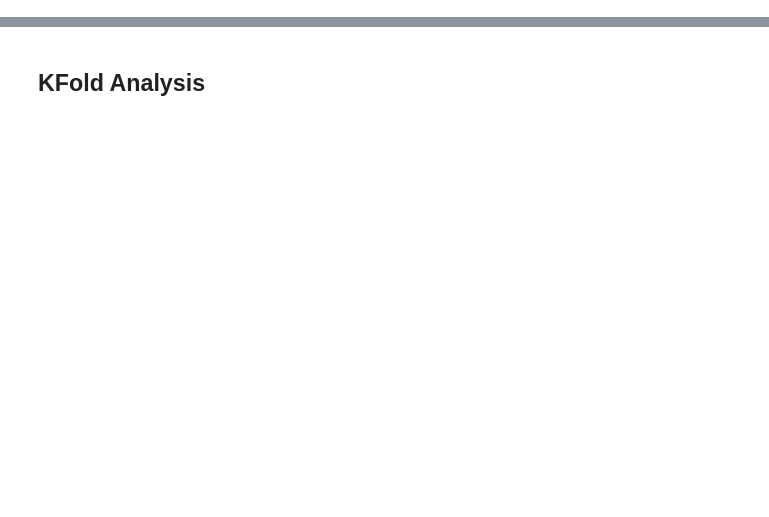
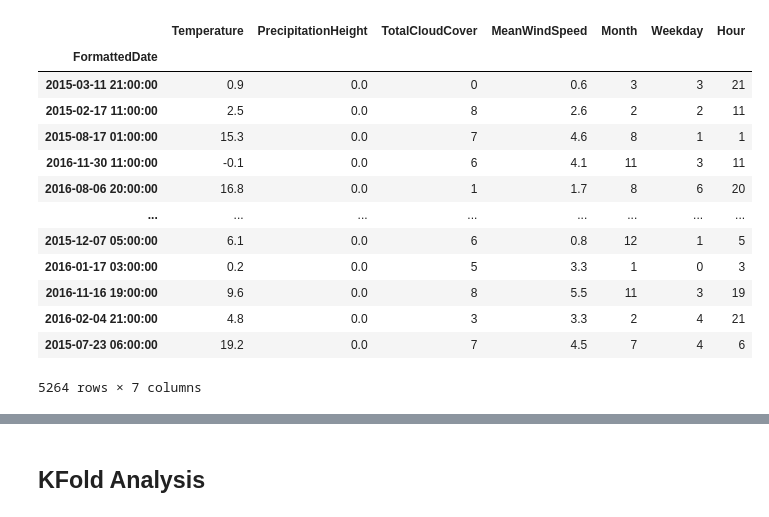
Before and after one commit to AA-Black-Mamba/Workspace, a Jupyter notebook: MultiLinearRegressionModel.ipynb, the cells around one changed output, grey strips where cells are left out. Cells and saved outputs as stored; diff of their text form; code cells hidden in the pictures; blank space fills up the shorter version.

```diff
--- a/MultiLinearRegressionModel.ipynb
+++ b/MultiLinearRegressionModel.ipynb
@@ -77,3 +78,20 @@ Predictions.head(20)
+# %%
+x_test
+# %% [output]
+|  | Temperature | PrecipitationHeight | TotalCloudCover | MeanWindSpeed | Month | Weekday | Hour |
+| FormattedDate |  |  |  |  |  |  |  |
+| 2015-03-11 21:00:00 | 0.9 | 0.0 | 0 | 0.6 | 3 | 3 | 21 |
+| 2015-02-17 11:00:00 | 2.5 | 0.0 | 8 | 2.6 | 2 | 2 | 11 |
+| 2015-08-17 01:00:00 | 15.3 | 0.0 | 7 | 4.6 | 8 | 1 | 1 |
+| 2016-11-30 11:00:00 | -0.1 | 0.0 | 6 | 4.1 | 11 | 3 | 11 |
+| 2016-08-06 20:00:00 | 16.8 | 0.0 | 1 | 1.7 | 8 | 6 | 20 |
+| ... | ... | ... | ... | ... | ... | ... | ... |
+| 2015-12-07 05:00:00 | 6.1 | 0.0 | 6 | 0.8 | 12 | 1 | 5 |
+| 2016-01-17 03:00:00 | 0.2 | 0.0 | 5 | 3.3 | 1 | 0 | 3 |
+| 2016-11-16 19:00:00 | 9.6 | 0.0 | 8 | 5.5 | 11 | 3 | 19 |
+| 2016-02-04 21:00:00 | 4.8 | 0.0 | 3 | 3.3 | 2 | 4 | 21 |
+| 2015-07-23 06:00:00 | 19.2 | 0.0 | 7 | 4.5 | 7 | 4 | 6 |
+5264 rows × 7 columns
 # %%
 y_pred_train = reg.predict(x_train)
 print(np.sqrt(metrics.mean_squared_error(y_train, y_pred_train)))
```
Also changed, not shown: parts of 18 cells of this notebook.
